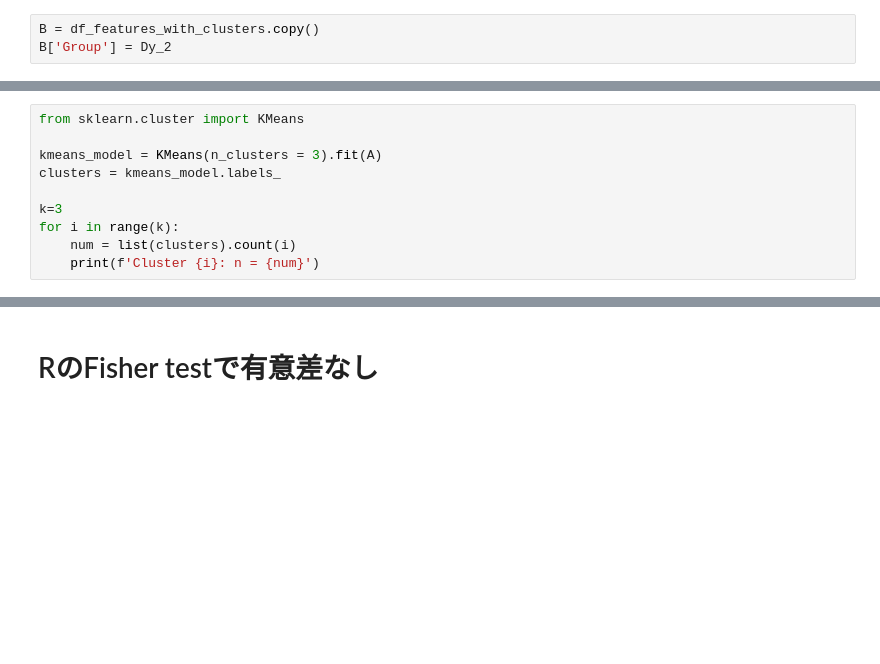
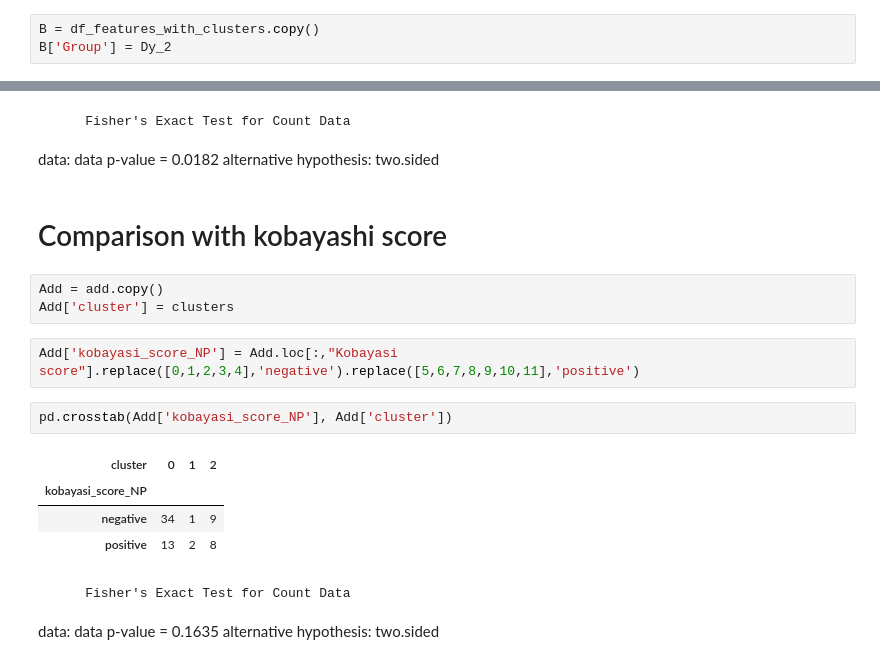
Before and after one commit to YoshifumiMiyagi/KD_ML, a Jupyter notebook: IP2_add76.ipynb, the cells around one changed output, grey strips where cells are left out. Cells and saved outputs as stored; diff of their text form; blank space fills up the shorter version.

```diff
--- a/IP2_add76.ipynb
+++ b/IP2_add76.ipynb
@@ -232,10 +190,0 @@ plt.show()
-# %%
-from sklearn.cluster import KMeans
-
-kmeans_model = KMeans(n_clusters = 3).fit(A)
-clusters = kmeans_model.labels_
-
-k=3
-for i in range(k):
-    num = list(clusters).count(i)
-    print(f'Cluster {i}: n = {num}')
@@ -341,2 +191,26 @@ IVIG+PSL (responder vs non-responder)
-# %% [markdown]
-# RのFisher testで有意差なし
+# %% [markdown]
+        Fisher's Exact Test for Count Data
+
+data:  data
+p-value = 0.0182
+alternative hypothesis: two.sided
+# %% [markdown]
+# Comparison with kobayashi score
+# %%
+Add = add.copy()
+Add['cluster'] = clusters
+# %%
+Add['kobayasi_score_NP'] = Add.loc[:,"Kobayasi score"].replace([0,1,2,3,4],'negative').replace([5,6,7,8,9,10,11],'positive')
+# %%
+pd.crosstab(Add['kobayasi_score_NP'], Add['cluster'])
+# %% [output]
+| cluster | 0 | 1 | 2 |
+| kobayasi_score_NP |  |  |  |
+| negative | 34 | 1 | 9 |
+| positive | 13 | 2 | 8 |
+# %% [markdown]
+        Fisher's Exact Test for Count Data
+
+data:  data
+p-value = 0.1635
+alternative hypothesis: two.sided
```
Also changed, not shown: parts of 20 cells of this notebook.
